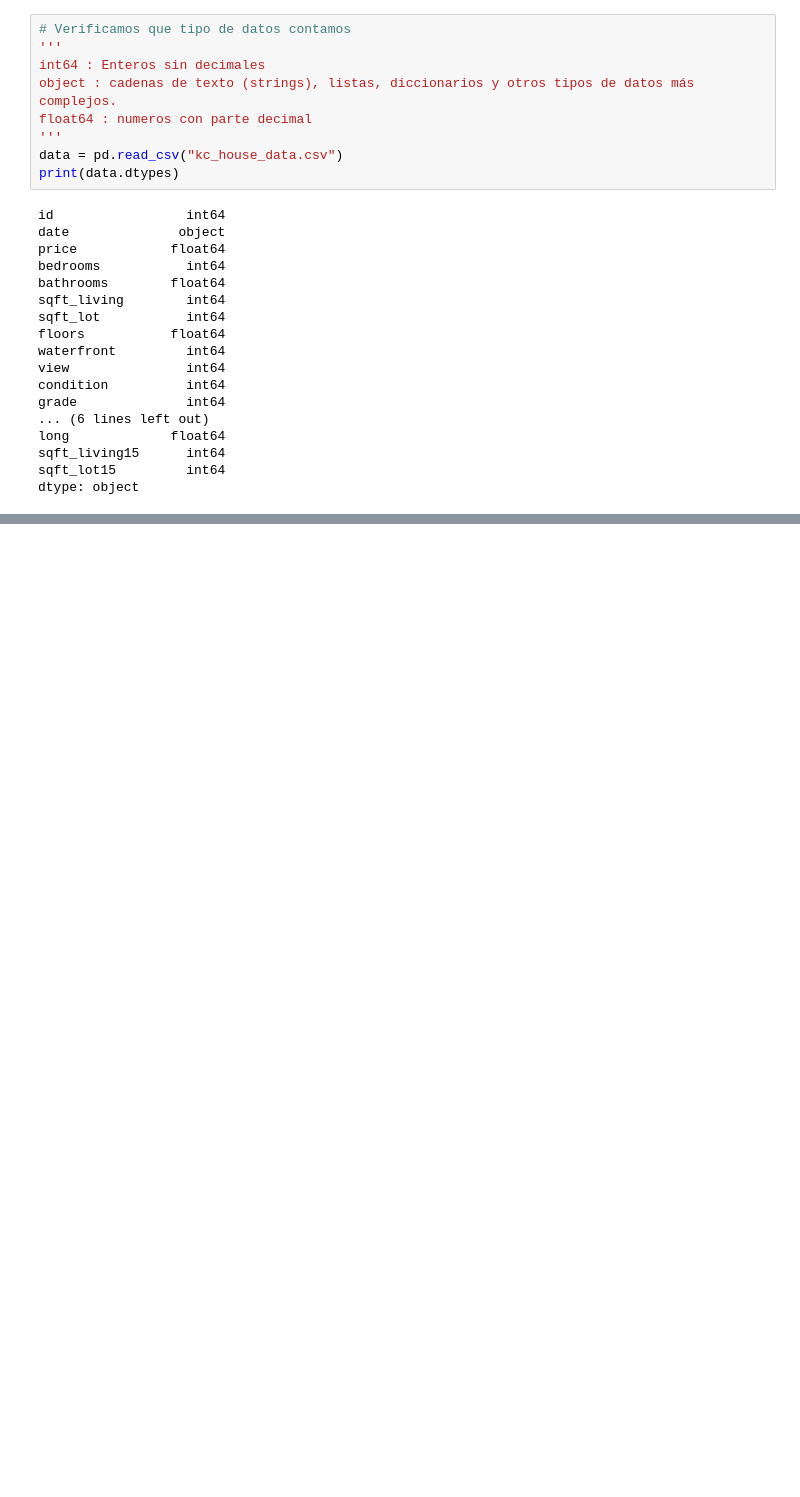
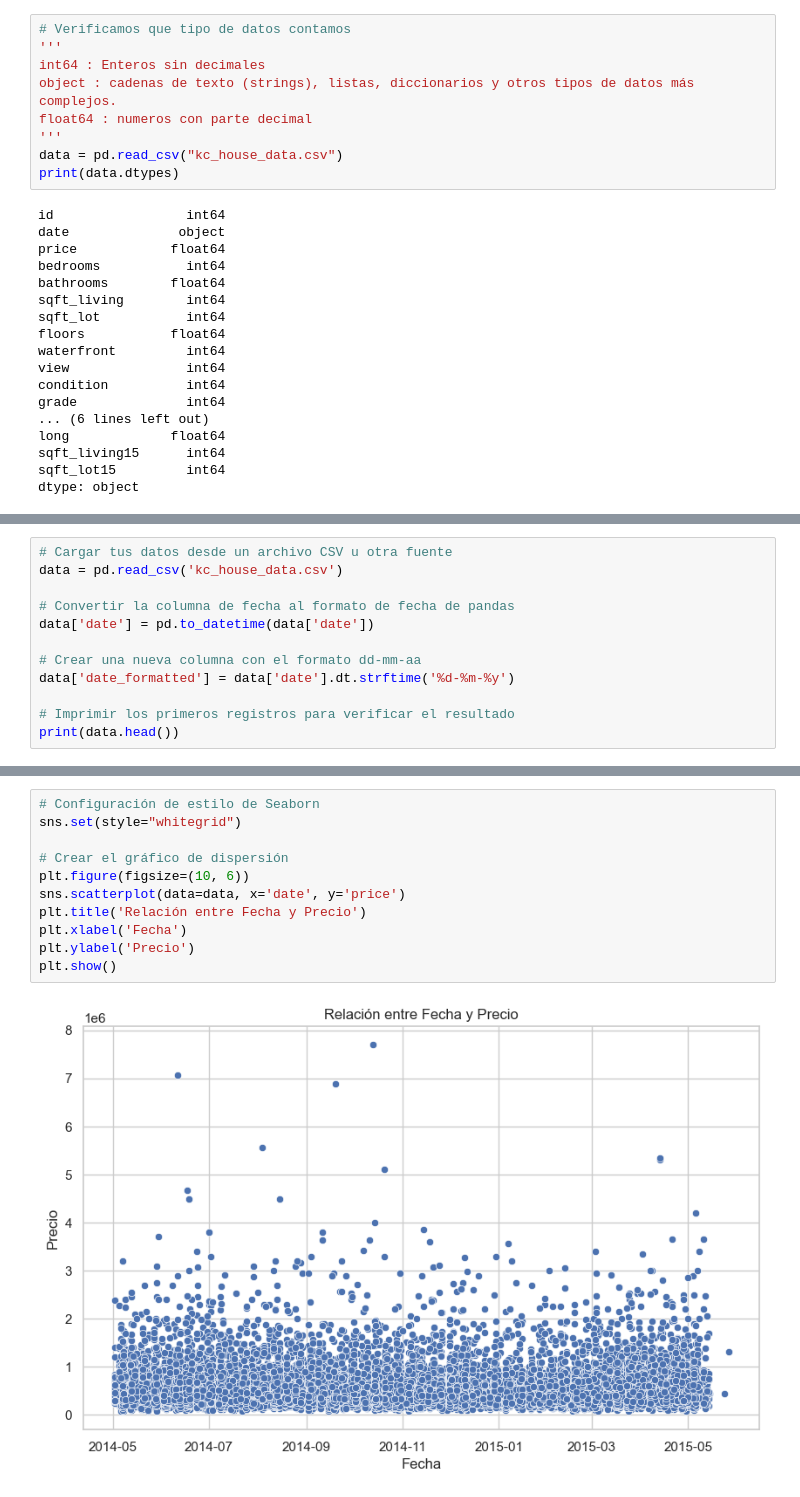
Before and after one commit to AI-School-F5-P2/ML_Predicter, a Jupyter notebook: Datos.ipynb, the cells around one changed output, grey strips where cells are left out. Drawn from its saved outputs; the diff is of its cells as text; blank space fills up the shorter version.

Commit message:
Se añaden gráficas y estudio de datos

```diff
--- a/Datos.ipynb
+++ b/Datos.ipynb
@@ -104,0 +119,12 @@ dtype: object
+# %%
+# Cargar tus datos desde un archivo CSV u otra fuente
+data = pd.read_csv('kc_house_data.csv')
+
+# Convertir la columna de fecha al formato de fecha de pandas
+data['date'] = pd.to_datetime(data['date'])
+
+# Crear una nueva columna con el formato dd-mm-aa
+data['date_formatted'] = data['date'].dt.strftime('%d-%m-%y')
+
+# Imprimir los primeros registros para verificar el resultado
+print(data.head())
@@ -104,0 +149,13 @@ dtype: object
+# %%
+# Configuración de estilo de Seaborn
+sns.set(style="whitegrid")
+
+# Crear el gráfico de dispersión
+plt.figure(figsize=(10, 6))
+sns.scatterplot(data=data, x='date', y='price')
+plt.title('Relación entre Fecha y Precio')
+plt.xlabel('Fecha')
+plt.ylabel('Precio')
+plt.show()
+# %% [output]
+[figure, added]
```
Also changed, not shown: parts of 3 cells of this notebook.
